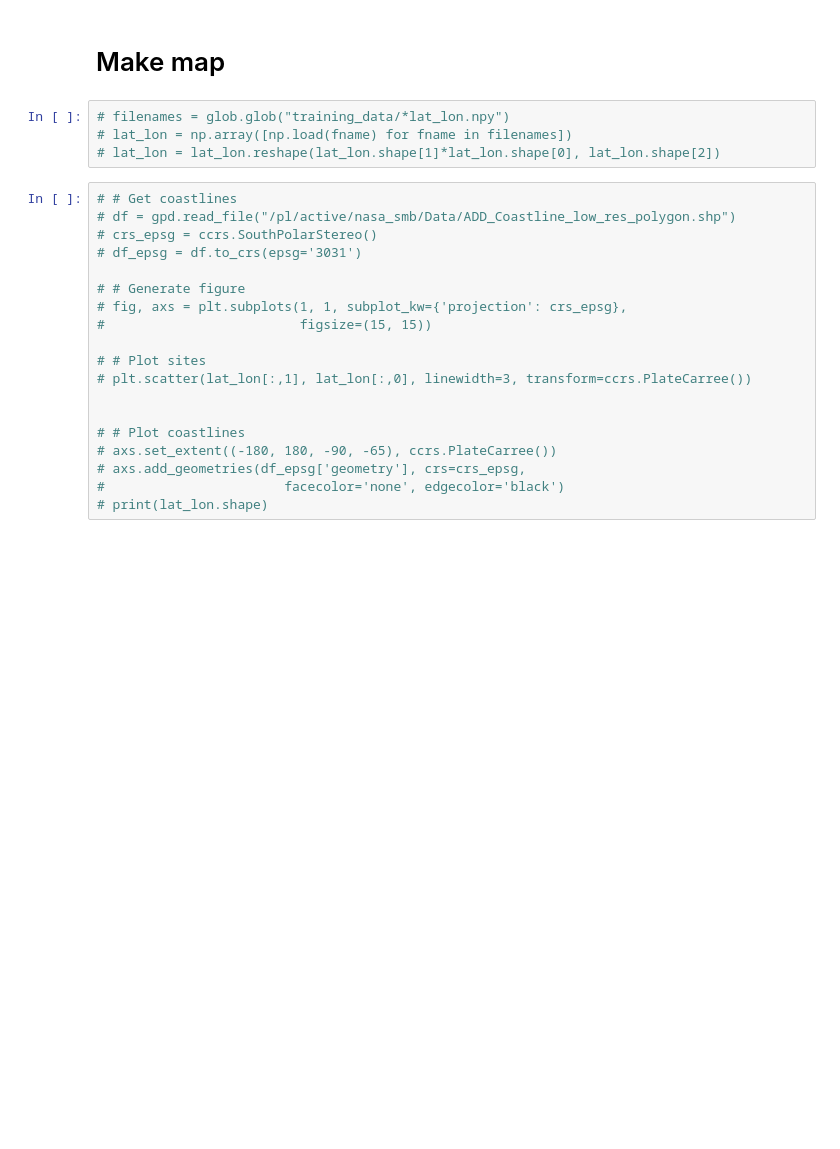
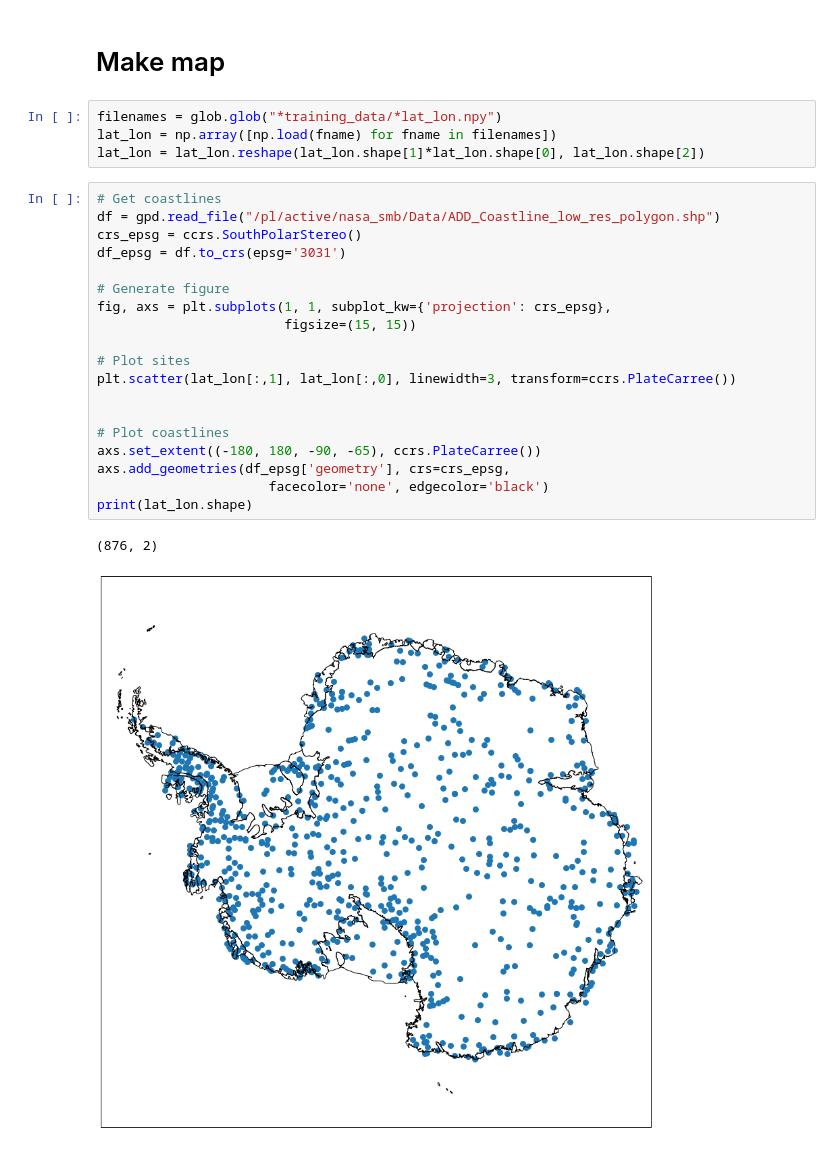
Before and after one commit to EricKeenan/mass-balance, a Jupyter notebook: notebooks/multi-site-build-training-set.ipynb, the cells around one changed output. Cells and saved outputs as stored; diff of their text form; blank space fills up the shorter version.

```diff
--- a/notebooks/multi-site-build-training-set.ipynb
+++ b/notebooks/multi-site-build-training-set.ipynb
@@ -207,25 +217,28 @@ for j in range(0, 1):
 # %% [markdown]
 # Make map
 # %%
-# filenames = glob.glob("training_data/*lat_lon.npy")
-# lat_lon = np.array([np.load(fname) for fname in filenames])
-# lat_lon = lat_lon.reshape(lat_lon.shape[1]*lat_lon.shape[0], lat_lon.shape[2])
+filenames = glob.glob("*training_data/*lat_lon.npy")
+lat_lon = np.array([np.load(fname) for fname in filenames])
+lat_lon = lat_lon.reshape(lat_lon.shape[1]*lat_lon.shape[0], lat_lon.shape[2])
 # %%
-# # Get coastlines
-# df = gpd.read_file("/pl/active/nasa_smb/Data/ADD_Coastline_low_res_polygon.shp")
-# crs_epsg = ccrs.SouthPolarStereo()
-# df_epsg = df.to_crs(epsg='3031')
+# Get coastlines
+df = gpd.read_file("/pl/active/nasa_smb/Data/ADD_Coastline_low_res_polygon.shp")
+crs_epsg = ccrs.SouthPolarStereo()
+df_epsg = df.to_crs(epsg='3031')
 
-# # Generate figure
-# fig, axs = plt.subplots(1, 1, subplot_kw={'projection': crs_epsg},
-#                         figsize=(15, 15))
+# Generate figure
+fig, axs = plt.subplots(1, 1, subplot_kw={'projection': crs_epsg},
+                        figsize=(15, 15))
 
-# # Plot sites
-# plt.scatter(lat_lon[:,1], lat_lon[:,0], linewidth=3, transform=ccrs.PlateCarree())
+# Plot sites
+plt.scatter(lat_lon[:,1], lat_lon[:,0], linewidth=3, transform=ccrs.PlateCarree())
 
 
-# # Plot coastlines
-# axs.set_extent((-180, 180, -90, -65), ccrs.PlateCarree())
-# axs.add_geometries(df_epsg['geometry'], crs=crs_epsg,
-#                       facecolor='none', edgecolor='black')
-# print(lat_lon.shape)
+# Plot coastlines
+axs.set_extent((-180, 180, -90, -65), ccrs.PlateCarree())
+axs.add_geometries(df_epsg['geometry'], crs=crs_epsg,
+                      facecolor='none', edgecolor='black')
+print(lat_lon.shape)
+# %% [output]
+(876, 2)
+[figure, added]
```
Also changed, not shown: parts of 7 cells of this notebook, 6 other files.
